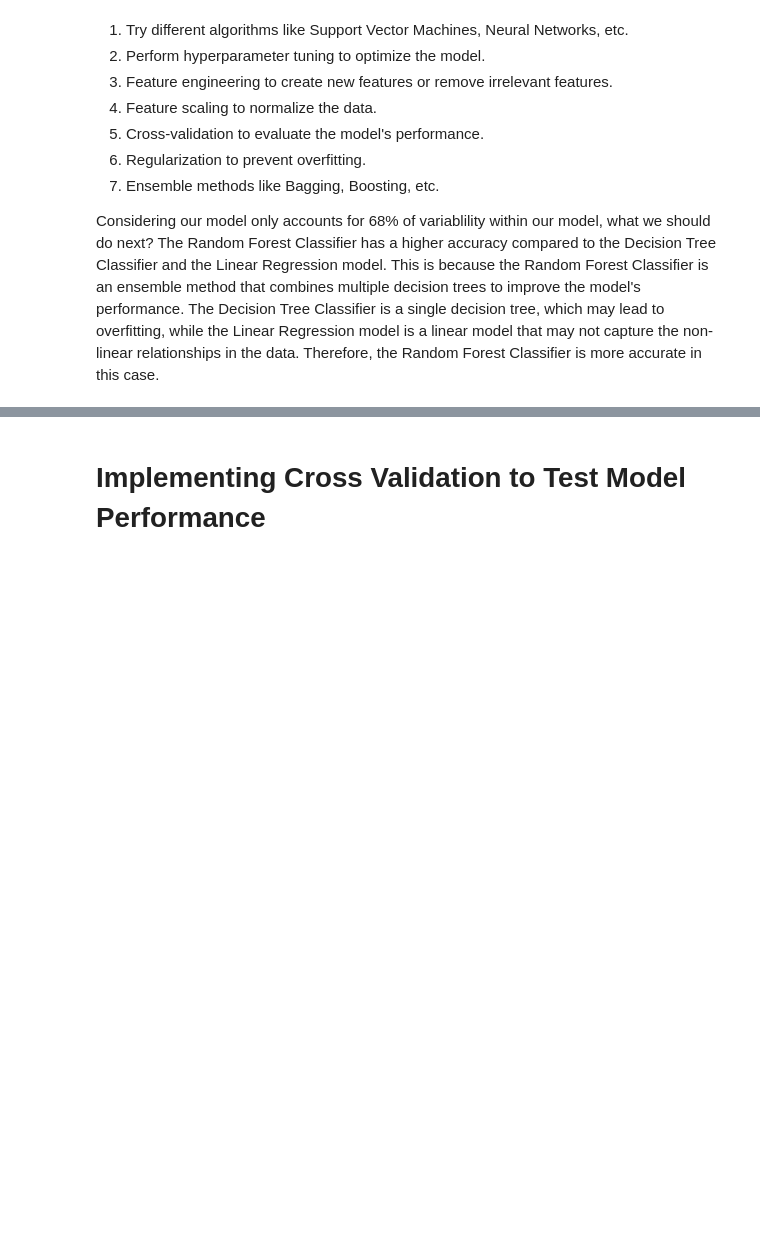
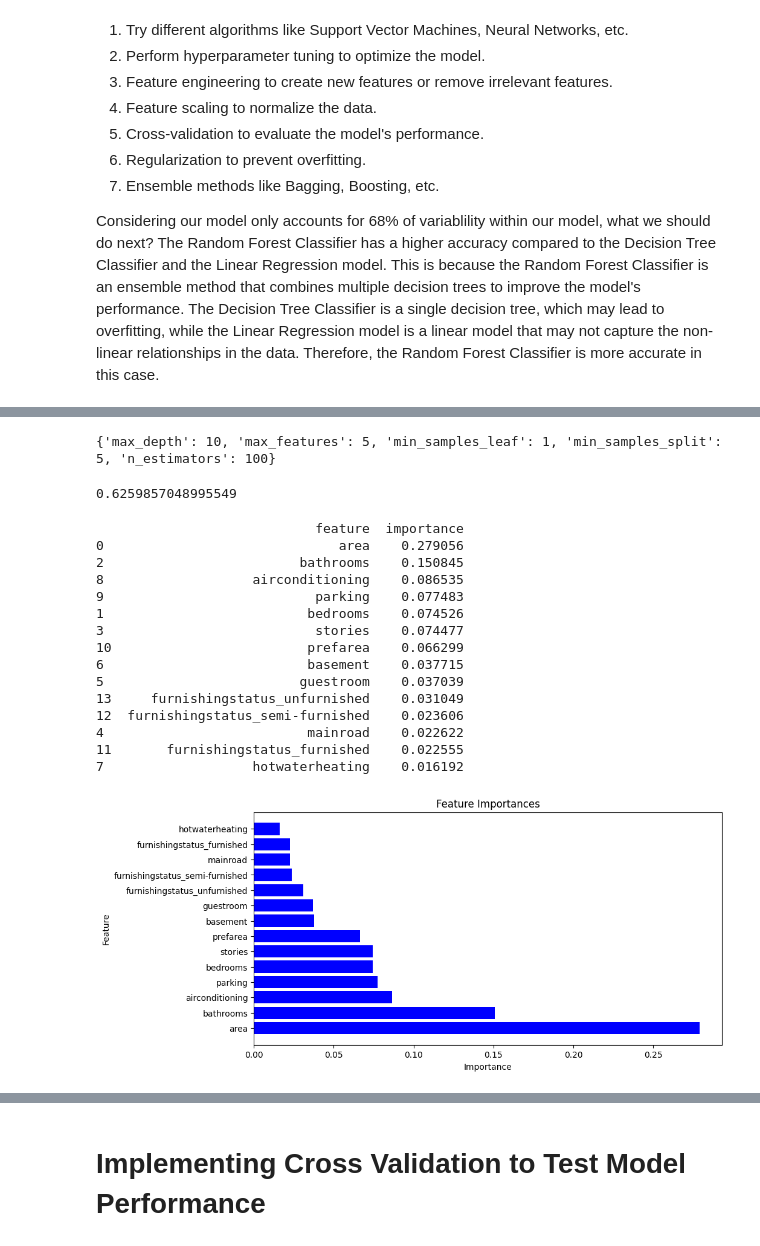
Before and after one commit to sgmalik/ML-Final-Project, a Jupyter notebook: main.ipynb, the cells around one changed output, grey strips where cells are left out. Saved outputs shown, nothing was run; the diff lists cells and outputs as text; code cells hidden in the pictures; blank space fills up the shorter version.

```diff
--- a/main.ipynb
+++ b/main.ipynb
@@ -1093,0 +1510,69 @@ The Random Forest Classifier has a higher accuracy compared to the Decision Tree
+# %%
+# implement grid search to find the best hyperparameters for the model
+# Create a Random Forest Regressor
+rfr = RandomForestRegressor(random_state=0)
+# Define the hyperparameters to search
+param_grid = {
+    'n_estimators': [50, 100, 200],
+    'max_depth': [10, 20, 30],
+    'max_features': [3, 5, 7],
+    'min_samples_split': [2, 5, 10],
+    'min_samples_leaf': [1, 2, 4]
+}
+# Create the GridSearchCV object
+grid_search = GridSearchCV(estimator=rfr, param_grid=param_grid, cv=5)
+# Train the model
+grid_search.fit(X_train, y_train)
+# Get the best parameters
+best_params = grid_search.best_params_
+print(best_params)
+# Test the model
+accuracy = grid_search.score(X_test, y_test)
+# %% [output]
+{'max_depth': 10, 'max_features': 5, 'min_samples_leaf': 1, 'min_samples_split': 5, 'n_estimators': 100}
+# %%
+# implement model with best parameters
+# Create a Random Forest Regressor
+rfr = RandomForestRegressor(n_estimators=50, max_depth=10, max_features=3, min_samples_leaf=1, min_samples_split=2, random_state=0)
+# Train the model
+rfr.fit(X_train, y_train)
+# Test the model
+accuracy = rfr.score(X_test, y_test)
+print(accuracy) # Display the accuracy of the model
+# %% [output]
+0.6259857048995549
+# %%
+# check feature importance
+feature_importances = rfr.feature_importances_
+# Create a DataFrame
+X = pd.DataFrame(X, columns=data.columns.drop('price'))
+feature_importances = pd.DataFrame({'feature': X.columns, 'importance': feature_importances})
+# Sort the DataFrame
+feature_importances = feature_importances.sort_values(by='importance', ascending=False)
+# Display the DataFrame
+print(feature_importances)
+
+# Visualize the feature importances
+plt.figure(figsize=(10, 5))
+plt.barh(feature_importances['feature'], feature_importances['importance'], color='blue')
+plt.xlabel('Importance')
+plt.ylabel('Feature')
+plt.title('Feature Importances')
+plt.show()
+# %% [output]
+                            feature  importance
+0                              area    0.279056
+2                         bathrooms    0.150845
+8                   airconditioning    0.086535
+9                           parking    0.077483
+1                          bedrooms    0.074526
+3                           stories    0.074477
+10                         prefarea    0.066299
+6                          basement    0.037715
+5                         guestroom    0.037039
+13     furnishingstatus_unfurnished    0.031049
+12  furnishingstatus_semi-furnished    0.023606
+4                          mainroad    0.022622
+11       furnishingstatus_furnished    0.022555
+7                   hotwaterheating    0.016192
+[figure, added]
```
Also changed, not shown: parts of 30 cells of this notebook.
